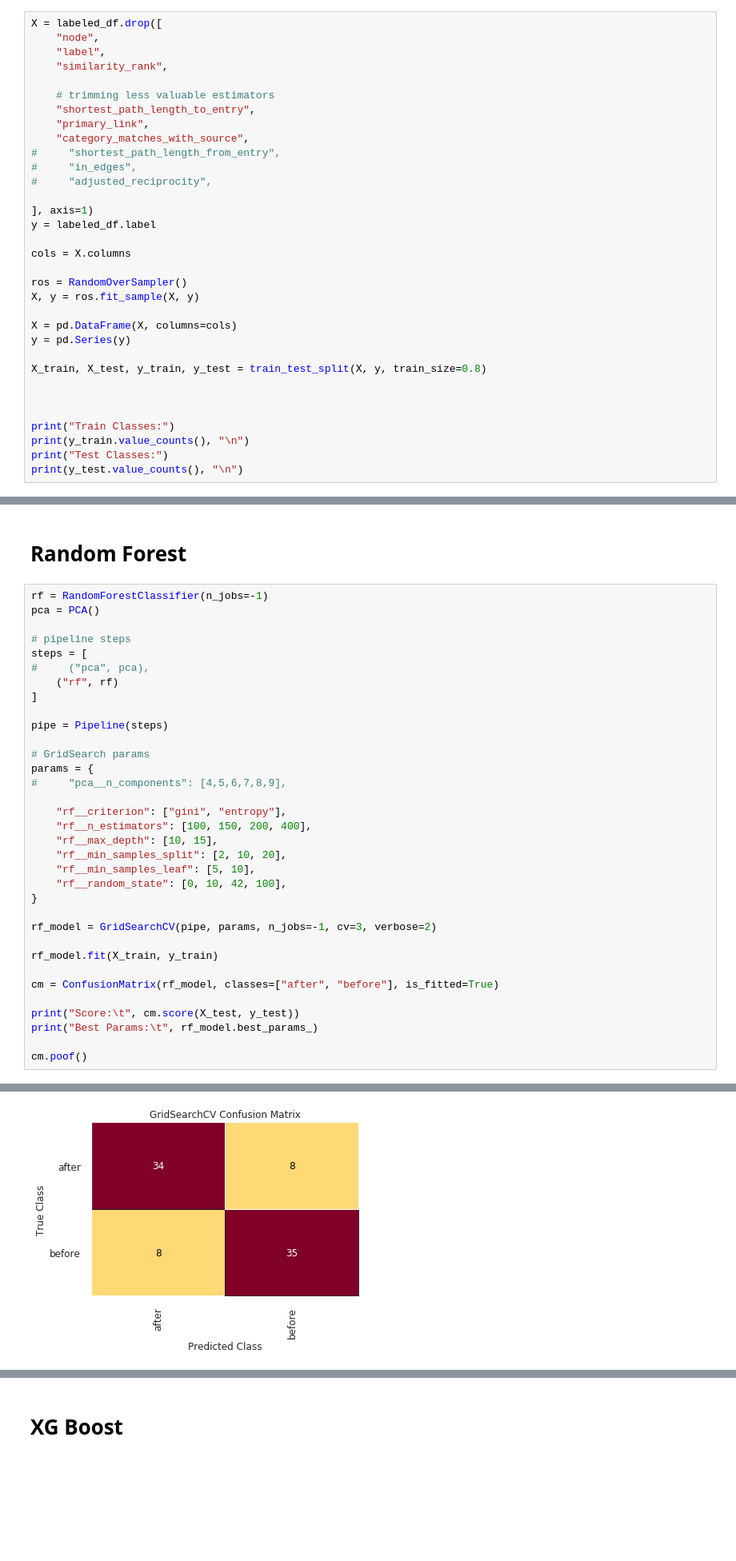
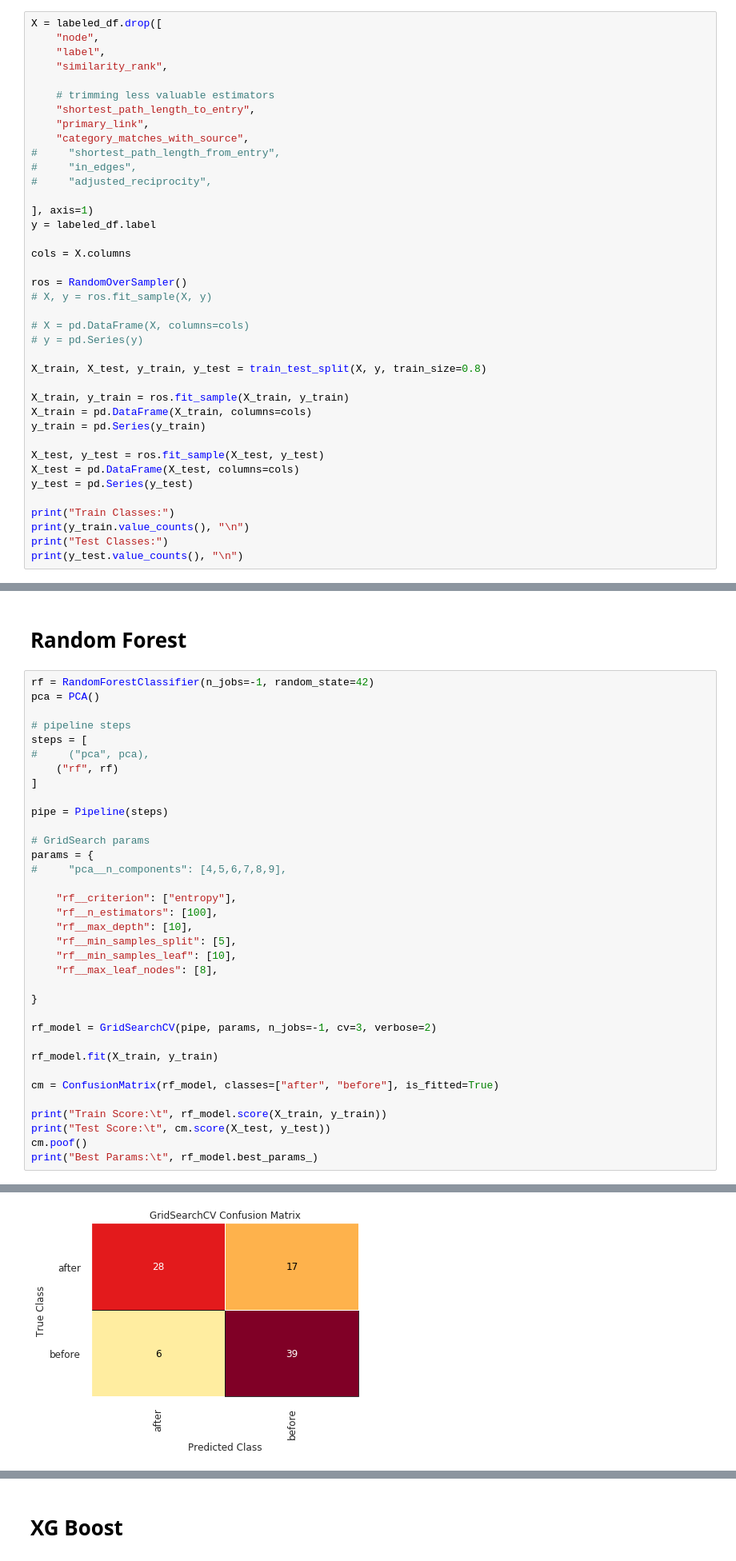
Before and after one commit to QED0711/wiki_learn, a Jupyter notebook: exploration/label_classifier.ipynb, the cells around one changed output, grey strips where cells are left out. Shown at 80% size. Drawn from its saved outputs; the diff is of its cells as text; blank space fills up the shorter version.

Commit message:
model tuning for rf, xg

```diff
--- a/exploration/label_classifier.ipynb
+++ b/exploration/label_classifier.ipynb
@@ -92,14 +92,20 @@ y = labeled_df.label
 cols = X.columns
 
 ros = RandomOverSampler()
-X, y = ros.fit_sample(X, y)
+# X, y = ros.fit_sample(X, y)
 
-X = pd.DataFrame(X, columns=cols)
-y = pd.Series(y)
+# X = pd.DataFrame(X, columns=cols)
+# y = pd.Series(y)
 
 X_train, X_test, y_train, y_test = train_test_split(X, y, train_size=0.8)
 
+X_train, y_train = ros.fit_sample(X_train, y_train)
+X_train = pd.DataFrame(X_train, columns=cols)
+y_train = pd.Series(y_train)
 
+X_test, y_test = ros.fit_sample(X_test, y_test)
+X_test = pd.DataFrame(X_test, columns=cols)
+y_test = pd.Series(y_test)
 
 print("Train Classes:")
 print(y_train.value_counts(), "\n")
@@ -118,7 +124,7 @@ dtype: int64
 # %% [markdown]
 # Random Forest
 # %%
-rf = RandomForestClassifier(n_jobs=-1)
+rf = RandomForestClassifier(n_jobs=-1, random_state=42)
 pca = PCA()
 
 # pipeline steps
@@ -133,12 +139,13 @@ pipe = Pipeline(steps)
 params = {
 #     "pca__n_components": [4,5,6,7,8,9],
 
-    "rf__criterion": ["gini", "entropy"],
-    "rf__n_estimators": [100, 150, 200, 400],
-    "rf__max_depth": [10, 15],
-    "rf__min_samples_split": [2, 10, 20],
-    "rf__min_samples_leaf": [5, 10],
-    "rf__random_state": [0, 10, 42, 100],
+    "rf__criterion": ["entropy"],
+    "rf__n_estimators": [100],
+    "rf__max_depth": [10],
+    "rf__min_samples_split": [5],
+    "rf__min_samples_leaf": [10],
+    "rf__max_leaf_nodes": [8],
+
 }
 
 rf_model = GridSearchCV(pipe, params, n_jobs=-1, cv=3, verbose=2)
@@ -147,8 +154,8 @@ rf_model.fit(X_train, y_train)
 
 cm = ConfusionMatrix(rf_model, classes=["after", "before"], is_fitted=True)
 
-print("Score:\t", cm.score(X_test, y_test))
+print("Train Score:\t", rf_model.score(X_train, y_train))
+print("Test Score:\t", cm.score(X_test, y_test))
+cm.poof()
 print("Best Params:\t", rf_model.best_params_)
-
-cm.poof()
 # %% [output]
@@ -165 +167 @@ Best Params:     {'rf__criterion': 'gini', 'rf__max_depth': 10, 'rf__min_samples
-[figure, old version]
+[figure, new version]
```
Also changed, not shown: parts of 6 cells of this notebook.
